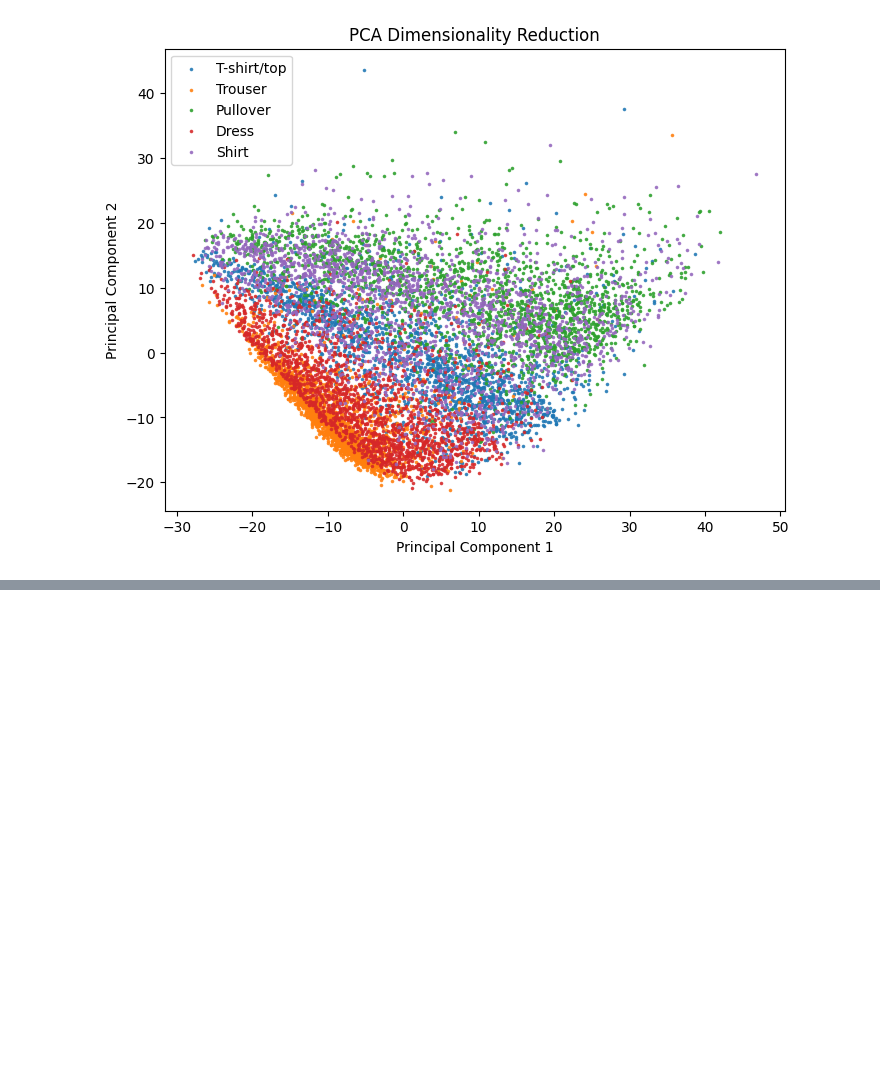
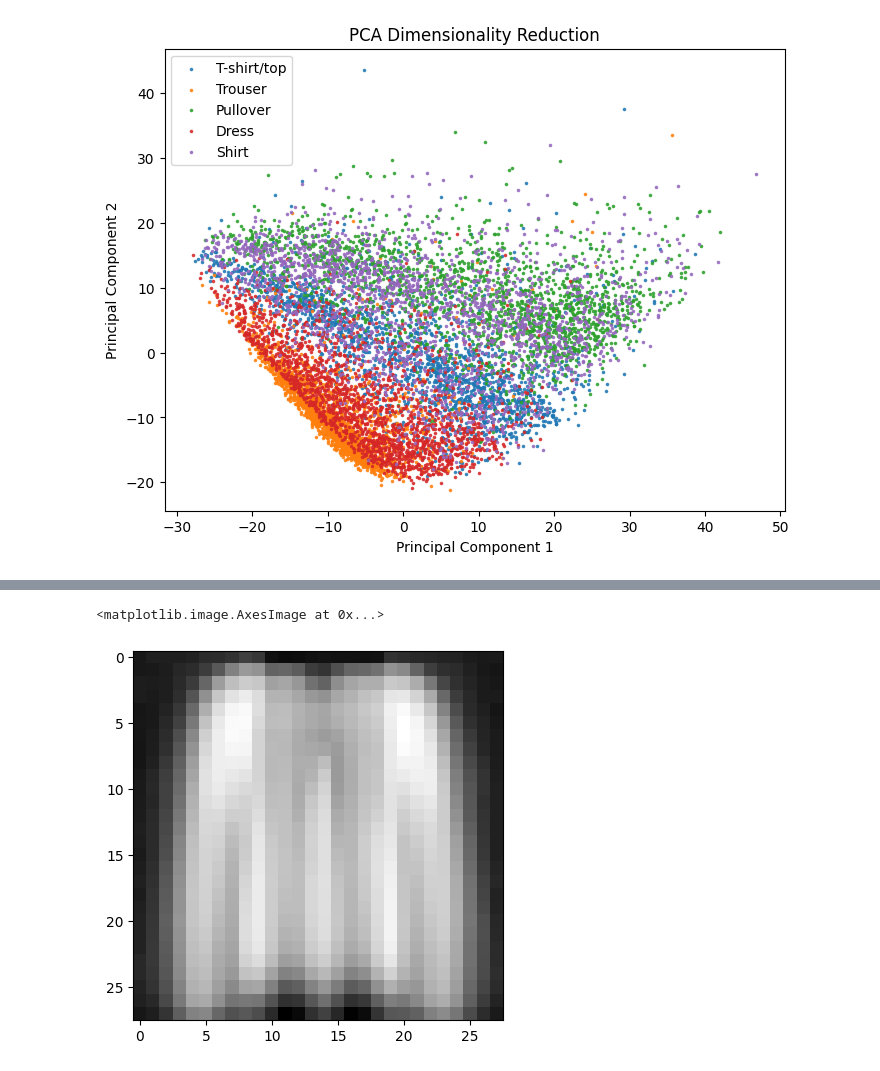
Before and after one commit to AnnaMariaGnat/ML_Project, a Jupyter notebook: Notebooks/01-EDA/01-PCA.ipynb, the cells around one changed output, grey strips where cells are left out. Drawn from its saved outputs; the diff is of its cells as text; code cells hidden in the pictures; blank space fills up the shorter version.

```diff
--- a/Notebooks/01-EDA/01-PCA.ipynb
+++ b/Notebooks/01-EDA/01-PCA.ipynb
@@ -120,0 +167,20 @@ Label:  2 Pullover
+# %%
+def normalize(arr, t_min, t_max):
+    norm_arr = []
+    diff = t_max - t_min
+    diff_arr = max(arr) - min(arr)
+    for i in arr:
+        temp = (((i - min(arr))*diff)/diff_arr) + t_min
+        norm_arr.append(temp)
+    return norm_arr
+
+# gives range starting from 1 and ending at 3
+range_to_normalize = (0,255)
+normalized_pca = normalize(pca.components_[0],
+                                range_to_normalize[0],
+                                range_to_normalize[1])
+normalized_pca=np.array(normalized_pca)
+plt.imshow(normalized_pca.reshape(28, 28), cmap='gray')
+# %% [output]
+<matplotlib.image.AxesImage at 0x...>
+[figure, added]
```
Also changed, not shown: parts of 9 cells of this notebook.
